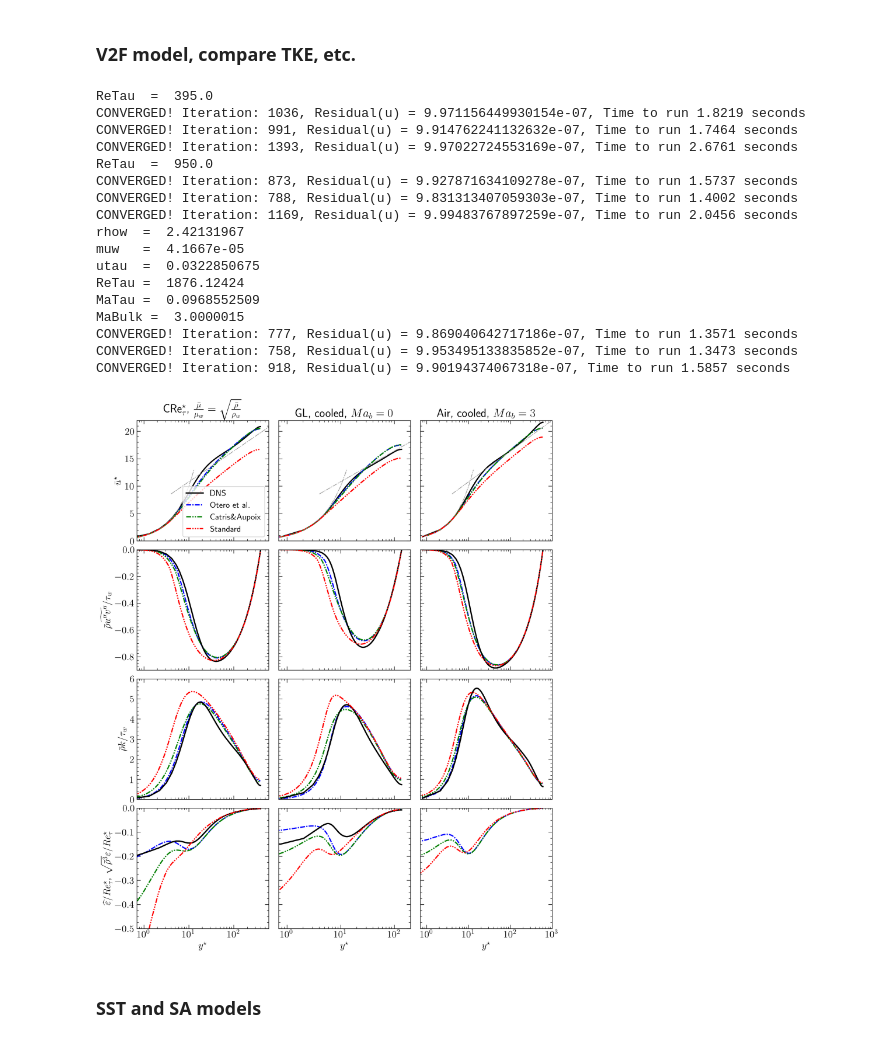
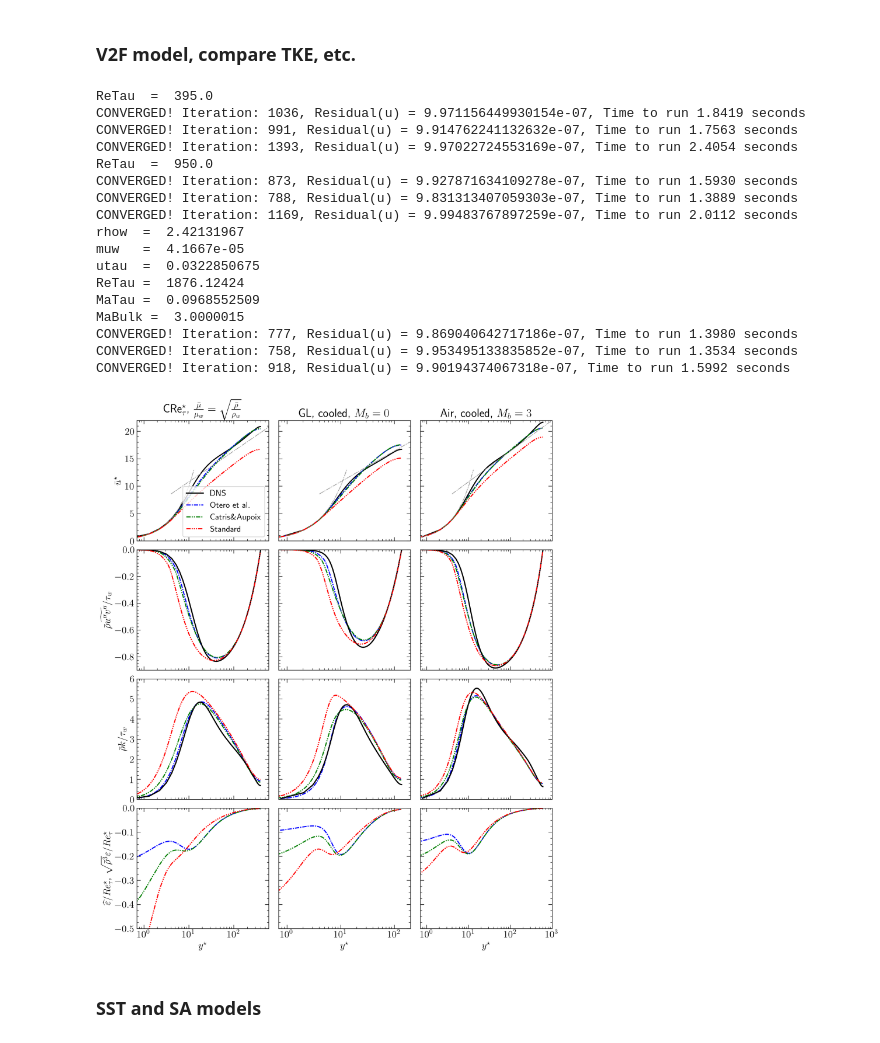
Before and after one commit to Fluid-Dynamics-Of-Energy-Systems-Team/RANS_Channel, a Jupyter notebook: main.ipynb, the cells around one changed output. Cells and saved outputs as stored; diff of their text form; code cells hidden in the pictures.

```diff
--- a/main.ipynb
+++ b/main.ipynb
@@ -1119,7 +1119,7 @@ def plotProfilesForVariablePropertyCases(ax, DNS):
     # semi-empirical result for log-layer
     ypTurb = 10**np.linspace(np.log10(3),np.log10(1.2*DNS['yst'].to_numpy()[-1]),20)
     upTurb = 1/0.41*np.log(ypTurb) + 5.2
-    ax[1].semilogx(ypTurb, upTurb,color='0.6', lw=1, dashes=(10,2,2,2), label=r'$\frac{1}{0.41} ln (y^\star)+5.2$')
+    ax[1].semilogx(ypTurb, upTurb,color='0.6', lw=1, dashes=(10,2,2,2), label=r'$\frac{1}{0.41} \ln (y^\star)+5.2$')
 
     ax[0].semilogx(DNS['ypl'][1:], DNS['upl'][1:], 'k', label='DNS')
     ax[1].semilogx(DNS['yst'][1:], DNS['ust'][1:], 'k')
@@ -1206,24 +1206,24 @@ DNS_TL = loadTLdata(dataRepo+'M3.0R600_data.csv')
 TL_v2f_Otero, TL_v2f_Catris, TL_v2f_nocorr = calcV2F(DNS_TL)
 # %% [output]
 ReTau  =  395.0
-CONVERGED! Iteration: 1036, Residual(u) = 9.971156449930154e-07, Time to run 1.8219 seconds
-CONVERGED! Iteration: 991, Residual(u) = 9.914762241132632e-07, Time to run 1.7464 seconds
-CONVERGED! Iteration: 1393, Residual(u) = 9.97022724553169e-07, Time to run 2.6761 seconds
+CONVERGED! Iteration: 1036, Residual(u) = 9.971156449930154e-07, Time to run 1.8419 seconds
+CONVERGED! Iteration: 991, Residual(u) = 9.914762241132632e-07, Time to run 1.7563 seconds
+CONVERGED! Iteration: 1393, Residual(u) = 9.97022724553169e-07, Time to run 2.4054 seconds
 ReTau  =  950.0
-CONVERGED! Iteration: 873, Residual(u) = 9.927871634109278e-07, Time to run 1.5737 seconds
-CONVERGED! Iteration: 788, Residual(u) = 9.831313407059303e-07, Time to run 1.4002 seconds
-CONVERGED! Iteration: 1169, Residual(u) = 9.99483767897259e-07, Time to run 2.0456 seconds
+CONVERGED! Iteration: 873, Residual(u) = 9.927871634109278e-07, Time to run 1.5930 seconds
+CONVERGED! Iteration: 788, Residual(u) = 9.831313407059303e-07, Time to run 1.3889 seconds
+CONVERGED! Iteration: 1169, Residual(u) = 9.99483767897259e-07, Time to run 2.0112 seconds
 rhow  =  2.42131967
 muw   =  4.1667e-05
 utau  =  0.0322850675
 ReTau =  1876.12424
 MaTau =  0.0968552509
 MaBulk =  3.0000015
-CONVERGED! Iteration: 777, Residual(u) = 9.869040642717186e-07, Time to run 1.3571 seconds
-CONVERGED! Iteration: 758, Residual(u) = 9.953495133835852e-07, Time to run 1.3473 seconds
-CONVERGED! Iteration: 918, Residual(u) = 9.90194374067318e-07, Time to run 1.5857 seconds
+CONVERGED! Iteration: 777, Residual(u) = 9.869040642717186e-07, Time to run 1.3980 seconds
+CONVERGED! Iteration: 758, Residual(u) = 9.953495133835852e-07, Time to run 1.3534 seconds
+CONVERGED! Iteration: 918, Residual(u) = 9.90194374067318e-07, Time to run 1.5992 seconds
 # %%
-def plotProfilesAll(ax, res, color, dashes, DNS, label='', showDNS=True, plotepsDNS=True):
+def plotProfilesAll(ax, res, color, dashes, DNS, label='', showDNS=True, plotepsDNS=False):
 
     # analytic results for viscous sub-layer
     ypLam = 10**np.linspace(np.log10(0.1),np.log10(13),20)
@@ -1239,43 +1239,43 @@ def plotProfilesAll(ax, res, color, dashes, DNS, label='', showDNS=True, ploteps
     # def intp(a):
     #     f = int1d.interp1d(ystDNS, a)
     #     return f(yst_)
+
+    lw = 1.75
     mew = 1.0
     ms  = 6
     fillstyle = 'none'
     colorDNS = 'k'
     # ax.semilogx(yst_[1:], intp(ustDNS)[1:], 'o', color=color, fillstyle = fillstyle, mew=mew, ms = ms)
     if (showDNS):
-        ax[0].semilogx(DNS['yst'][1:], DNS['ust'][1:], '-', color=colorDNS, lw=2, label='DNS')
+        ax[0].semilogx(DNS['yst'][1:], DNS['ust'][1:], '-', color=colorDNS, lw=lw, label='DNS')
 
     # Model
-    ax[0].semilogx(res['yst'][1:mesh.n//2], res['ust'][1:mesh.n//2], color=color, dashes=dashes, lw=2, label=label)
+    ax[0].semilogx(res['yst'][1:mesh.n//2], res['ust'][1:mesh.n//2], color=color, dashes=dashes, lw=lw, label=label)
 
 
     # ruv
-    ax[1].semilogx(DNS['yst'][1:], DNS['ruv'][1:], '-', color=colorDNS, lw=2, label='DNS')
-    ax[1].semilogx(res['yst'][1:mesh.n//2], res['ruv'][1:mesh.n//2], color=color, dashes=dashes, lw=2, label=label)
+    ax[1].semilogx(DNS['yst'][1:], DNS['ruv'][1:], '-', color=colorDNS, lw=lw, label='DNS')
+    ax[1].semilogx(res['yst'][1:mesh.n//2], res['ruv'][1:mesh.n//2], color=color, dashes=dashes, lw=lw, label=label)
 
 
     # TKE
-    ax[2].semilogx(DNS['yst'][1:], DNS['rk'][1:], '-', color=colorDNS, lw=2, label='DNS')
+    ax[2].semilogx(DNS['yst'][1:], DNS['rk'][1:], '-', color=colorDNS, lw=lw, label='DNS')
     ax[2].semilogx(res['yst'][1:mesh.n//2], res['rho'][1:mesh.n//2]*res['k'][1:mesh.n//2],
-                   color=color, dashes=dashes, lw=2, label=label)
+                   color=color, dashes=dashes, lw=lw, label=label)
 
 
     # eps
     if plotepsDNS == True:
         # ystSLS = dnsSLS[:,0]*dnsSLS[:,1]
         # eps    = dnsSLS[:,2]/dnsSLS[:,1]
-        ax[3].semilogx(DNS['yst'], DNS['epsSLS'], '-', color=colorDNS, lw=2, label='DNS')
+        ax[3].semilogx(DNS['yst'], DNS['epsSLS'], '-', color=colorDNS, lw=lw, label='DNS')
         # ax[3].semilogx(DNS['yst'], DNS['eps'], '-', color=colorDNS, lw=2, label='DNS')
 
     # DNSeps = eps[1:]
     # ax[3].semilogx(DNS['yst'][1:], DNS['eps'][1:], '-', color=colorDNS, lw=2, label='DNS')
     ReTS = np.sqrt(res['rho'])/res['mu']
     eps = res['rho']**1.5*res['e']/ReTS
-    ax[3].semilogx(res['yst'][1:mesh.n//2],
-                   -eps[1:mesh.n//2],
-                   color=color, dashes=dashes, lw=2, label=label)
+    ax[3].semilogx(res['yst'][1:mesh.n//2], -eps[1:mesh.n//2], color=color, dashes=dashes, lw=lw, label=label)
 
 fig, ax = plt.subplots(4,3, figsize=(11, 13), sharex='col', sharey='row')
 
@@ -1297,40 +1297,40 @@ plotProfilesAll(ax[:,2], TL_v2f_nocorr, 'r', dashes3, DNS_TL, label='Standard',
 
 
 ax[0,0].set_title(r'CRe$^\star_\tau$, $\frac{\bar\mu}{\mu_w} = \sqrt{\frac{\bar\rho}{\rho_w}}$')
-ax[0,1].set_title(r'GL, cooled, $Ma_b=0$')
-ax[0,2].set_title(r'Air, cooled, $Ma_b=3$')
+ax[0,1].set_title(r'GL, cooled, $M_b=0$')
+ax[0,2].set_title(r'Air, cooled, $M_b=3$')
 
 ax[0,0].set_xlim(0.7, 600)
 ax[0,1].set_xlim(0.7, 200)
 ax[0,2].set_xlim(0.7, 1000)
 
 ax[0,0].set_ylim(0, 22)
 ax[1,0].set_ylim(-0.9, 0)
 ax[2,0].set_ylim(0, 6)
 ax[3,0].set_ylim(-0.5, 0)
 
 ax[0,0].set_ylabel(r'$\bar u^\star$')
 ax[1,0].set_ylabel(r'$\bar\rho \widetilde{u^{\prime\prime} v^{\prime\prime}}/\tau_w$')
 ax[2,0].set_ylabel(r'$\bar\rho k/\tau_w$')
 ax[3,0].set_ylabel(r'$\widehat\varepsilon/Re^\star_\tau$, $\sqrt{\bar\rho^3}\varepsilon/Re^\star_\tau$')
 
 
 ax[3,0].set_xlabel(r'$y^\star$')
 ax[3,1].set_xlabel(r'$y^\star$')
 ax[3,2].set_xlabel(r'$y^\star$')
 
 ax[0,0].legend(loc=4, fontsize=14)
 
 
 ax[0,0].yaxis.set_minor_locator(MultipleLocator(1))
 ax[1,0].yaxis.set_minor_locator(MultipleLocator(0.025))
 ax[2,0].yaxis.set_minor_locator(MultipleLocator(0.2))
 ax[3,0].yaxis.set_minor_locator(MultipleLocator(0.025))
 
 
 plt.tight_layout(w_pad=0.9, h_pad=0.0)
 # %% [output]
-[figure, old version]
+[figure, new version]
 # %%
 fig.savefig('fig_resultsV2F_VPcases.pdf',bbox_inches='tight', pad_inches=0.05)
 # %% [markdown]
```
Also changed, not shown: parts of 3 cells of this notebook.
